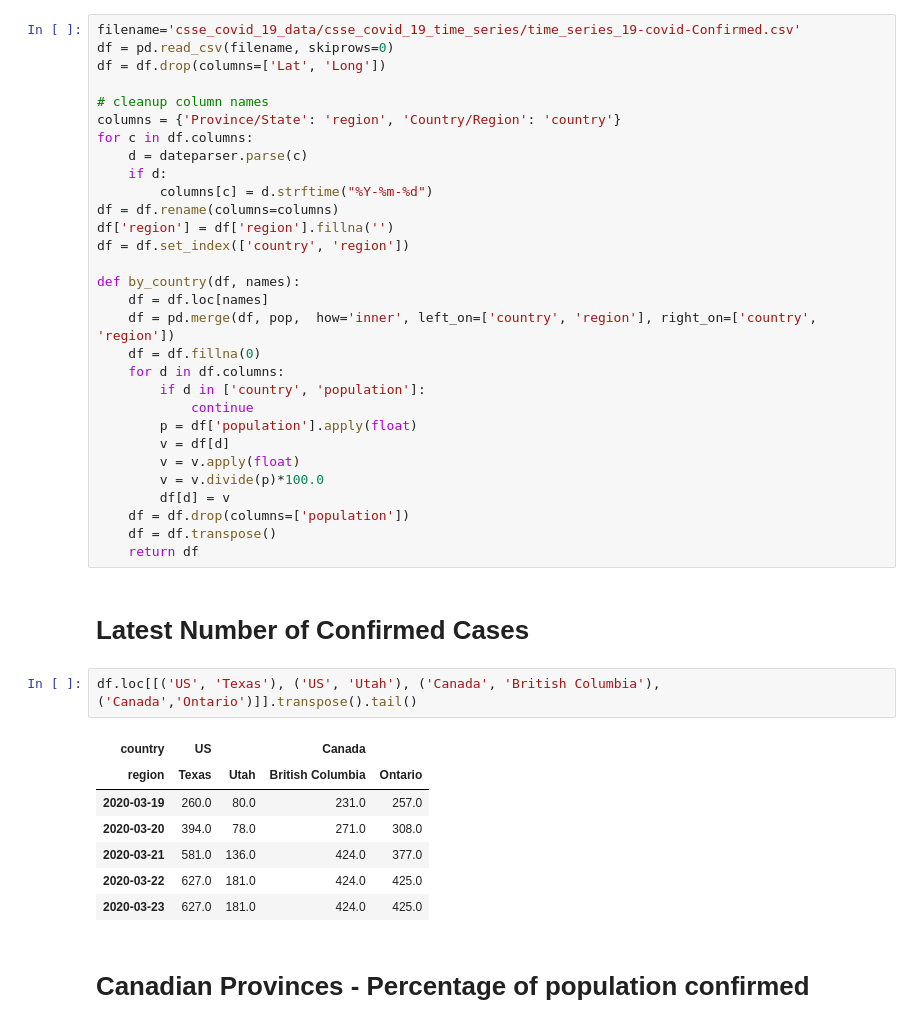
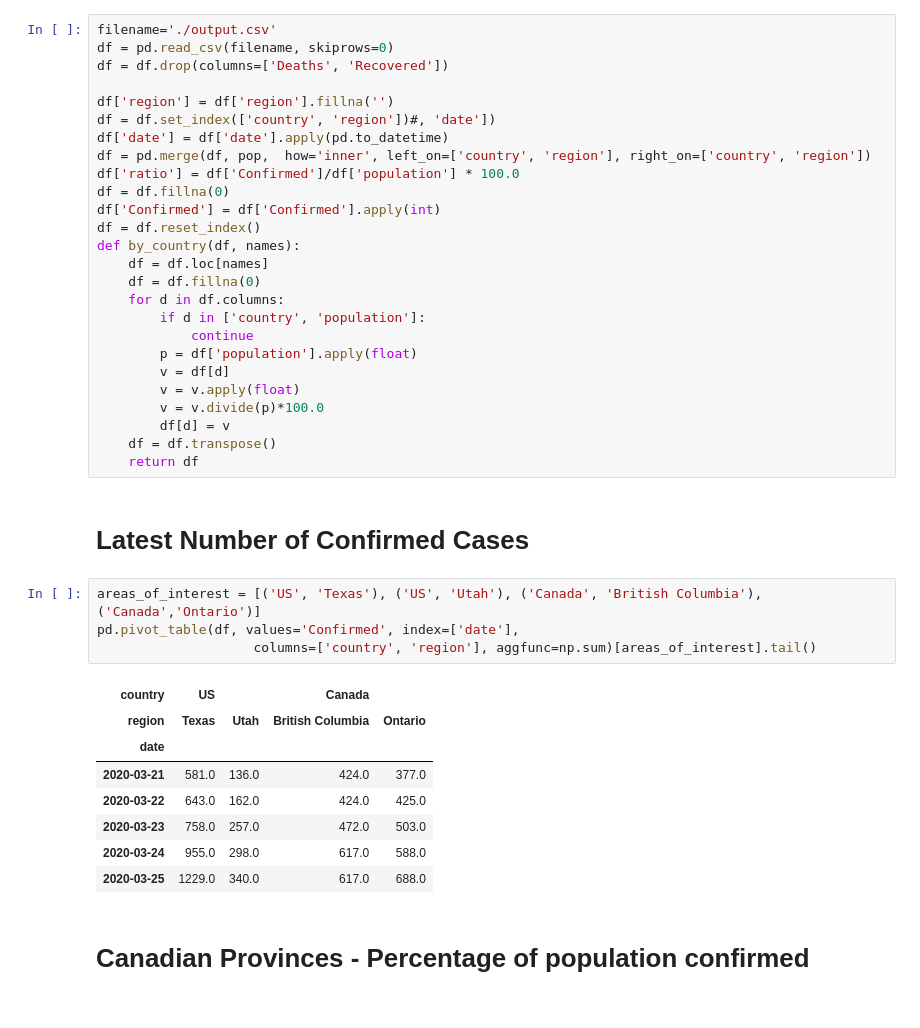
Before and after one commit to rrx/COVID-19, a Jupyter notebook: analysis.ipynb, the cells around one changed output. Drawn from its saved outputs; the diff is of its cells as text.

```diff
--- a/analysis.ipynb
+++ b/analysis.ipynb
@@ -22,23 +22,20 @@ pop['region'] = pop['region'].fillna('')
 pop['population'] = pop['population'].apply(float)
 pop = pop.set_index(['country', 'region'])
 # %%
-filename='csse_covid_19_data/csse_covid_19_time_series/time_series_19-covid-Confirmed.csv'
+filename='./output.csv'
 df = pd.read_csv(filename, skiprows=0)
-df = df.drop(columns=['Lat', 'Long'])
+df = df.drop(columns=['Deaths', 'Recovered'])
 
-# cleanup column names
-columns = {'Province/State': 'region', 'Country/Region': 'country'}
-for c in df.columns:
-    d = dateparser.parse(c)
-    if d:
-        columns[c] = d.strftime("%Y-%m-%d")
-df = df.rename(columns=columns)
 df['region'] = df['region'].fillna('')
-df = df.set_index(['country', 'region'])
-
+df = df.set_index(['country', 'region'])#, 'date'])
+df['date'] = df['date'].apply(pd.to_datetime)
+df = pd.merge(df, pop,  how='inner', left_on=['country', 'region'], right_on=['country', 'region'])
+df['ratio'] = df['Confirmed']/df['population'] * 100.0
+df = df.fillna(0)
+df['Confirmed'] = df['Confirmed'].apply(int)
+df = df.reset_index()
 def by_country(df, names):
     df = df.loc[names]
-    df = pd.merge(df, pop,  how='inner', left_on=['country', 'region'], right_on=['country', 'region'])
     df = df.fillna(0)
     for d in df.columns:
         if d in ['country', 'population']:
@@ -48,20 +45,22 @@ def by_country(df, names):
         v = v.apply(float)
         v = v.divide(p)*100.0
         df[d] = v
-    df = df.drop(columns=['population'])
     df = df.transpose()
     return df
 # %% [markdown]
 # Latest Number of Confirmed Cases
 # %%
-df.loc[[('US', 'Texas'), ('US', 'Utah'), ('Canada', 'British Columbia'), ('Canada','Ontario')]].transpose().tail()
+areas_of_interest = [('US', 'Texas'), ('US', 'Utah'), ('Canada', 'British Columbia'), ('Canada','Ontario')]
+pd.pivot_table(df, values='Confirmed', index=['date'],
+                    columns=['country', 'region'], aggfunc=np.sum)[areas_of_interest].tail()
 # %% [output]
 | country | US |  | Canada |  |
 | region | Texas | Utah | British Columbia | Ontario |
-| 2020-03-19 | 260.0 | 80.0 | 231.0 | 257.0 |
-| 2020-03-20 | 394.0 | 78.0 | 271.0 | 308.0 |
+| date |  |  |  |  |
 | 2020-03-21 | 581.0 | 136.0 | 424.0 | 377.0 |
-| 2020-03-22 | 627.0 | 181.0 | 424.0 | 425.0 |
-| 2020-03-23 | 627.0 | 181.0 | 424.0 | 425.0 |
+| 2020-03-22 | 643.0 | 162.0 | 424.0 | 425.0 |
+| 2020-03-23 | 758.0 | 257.0 | 472.0 | 503.0 |
+| 2020-03-24 | 955.0 | 298.0 | 617.0 | 588.0 |
+| 2020-03-25 | 1229.0 | 340.0 | 617.0 | 688.0 |
 # %% [markdown]
 # Canadian Provinces - Percentage of population confirmed
```
Also changed, not shown: parts of 18 cells of this notebook, 1 other file.
